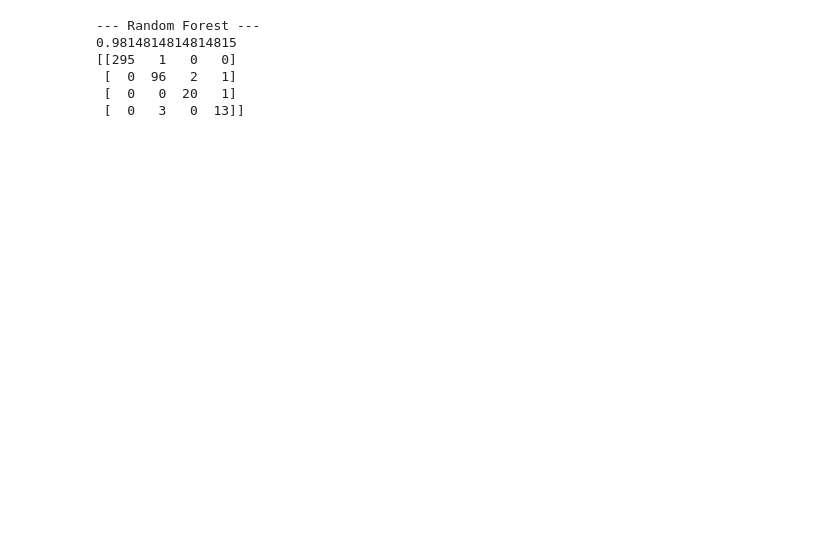
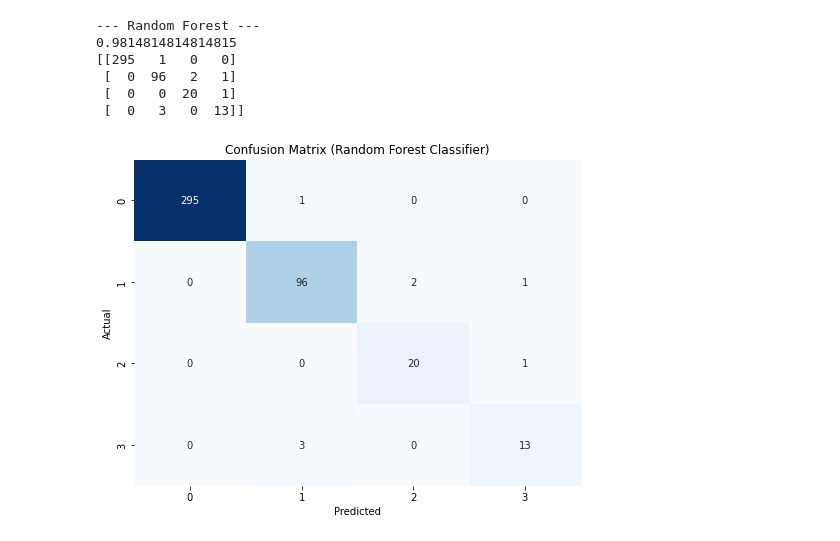
Before and after one commit to K1EH/GCU_DeepLearning, a Jupyter notebook: 04_0914_Car_Evaluation_Classification.ipynb, the cells around one changed output. Drawn from its saved outputs; the diff is of its cells as text; code cells hidden in the pictures; blank space fills up the shorter version.

```diff
--- a/04_0914_Car_Evaluation_Classification.ipynb
+++ b/04_0914_Car_Evaluation_Classification.ipynb
@@ -210,9 +257,9 @@ import pandas as pd
 print ("\n--- Random Forest ---")
 rf_clf = RandomForestClassifier(random_state=0)
 rf_clf.fit(x_train, y_train)
-pred = rf_clf.predict(x_test)
-print(accuracy_score(y_test,pred))
-print (confusion_matrix(y_test, pred))
+pred_rf = rf_clf.predict(x_test)
+print(accuracy_score(y_test, pred_rf))
+print (confusion_matrix(y_test, pred_rf))
 # %% [output]
 --- Random Forest ---
 0.9814814814814815
@@ -220,3 +267,16 @@ print (confusion_matrix(y_test, pred))
  [  0  96   2   1]
  [  0   0  20   1]
  [  0   3   0  13]]
+# %%
+# Confusion Matrix 생성
+conf_matrix = confusion_matrix(y_test, pred_rf)
+
+# Confusion Matrix를 히트맵으로 시각화
+plt.figure(figsize=(8, 6))
+sns.heatmap(conf_matrix, annot=True, fmt="d", cmap="Blues", cbar=False)
+plt.xlabel("Predicted")
+plt.ylabel("Actual")
+plt.title("Confusion Matrix (Random Forest Classifier)")
+plt.show()
+# %% [output]
+[figure, added]
```
Also changed, not shown: parts of 7 cells of this notebook.
